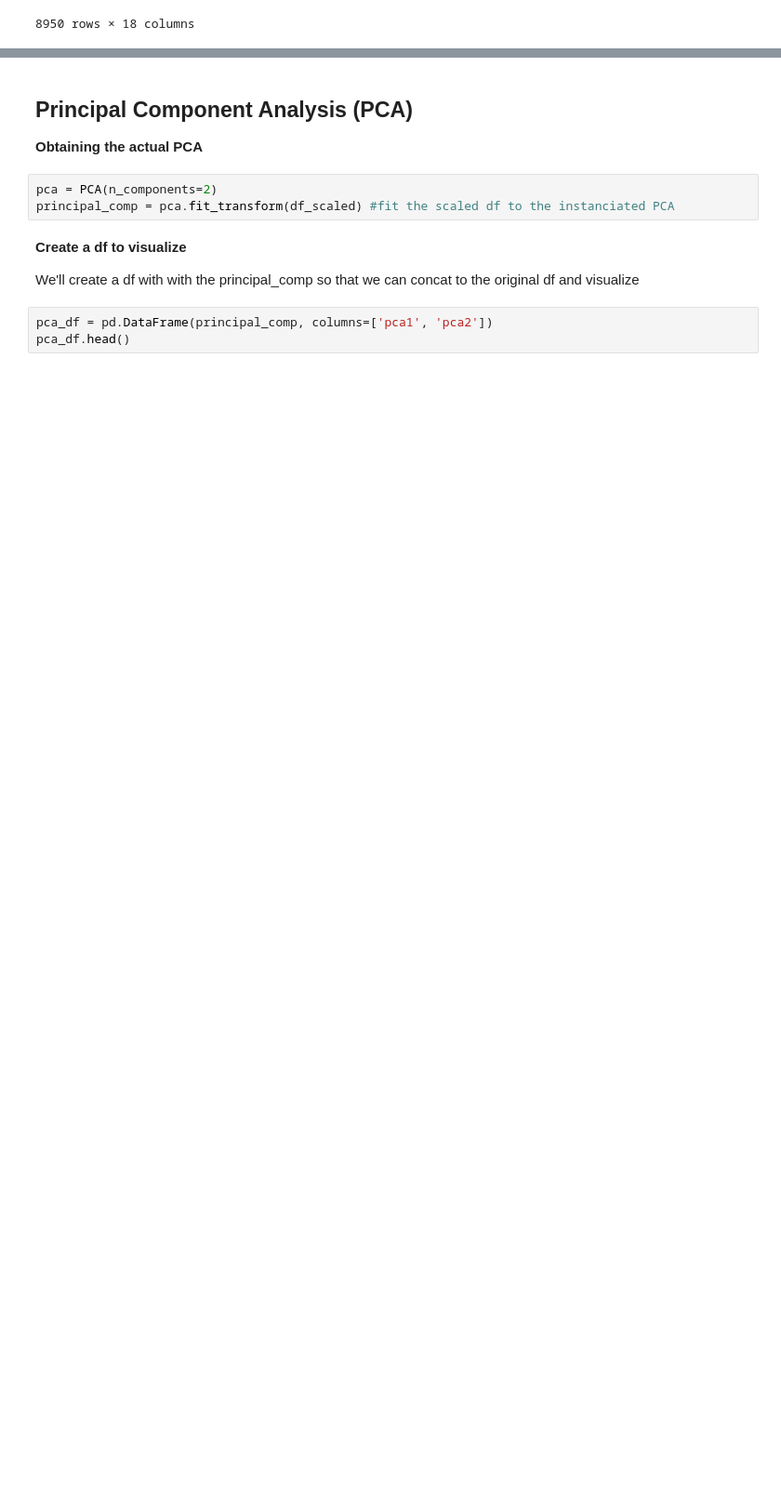
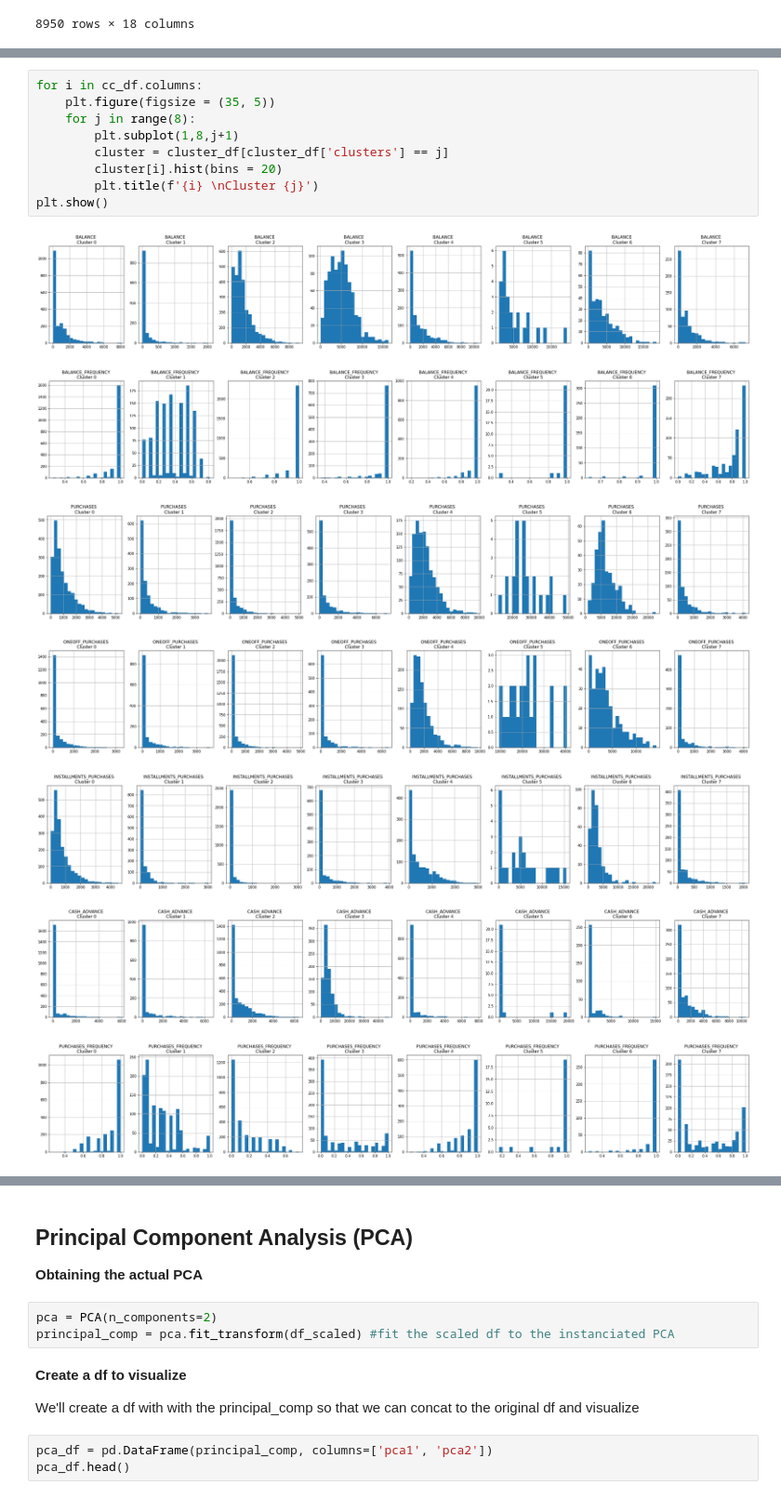
Before and after one commit to clozgil/Market-Segmentation-and-Consumer-Behavior, a Jupyter notebook: Market-Segmentation-and-Consumer-Behavior.ipynb, the cells around one changed output, grey strips where cells are left out. Shown at 93% size. Saved outputs shown, nothing was run; the diff lists cells and outputs as text; blank space fills up the shorter version.

Commit message:
plot histfor various clusters

```diff
--- a/Market-Segmentation-and-Consumer-Behavior.ipynb
+++ b/Market-Segmentation-and-Consumer-Behavior.ipynb
@@ -329,0 +346,17 @@ cluster_df
+# %%
+for i in cc_df.columns:
+    plt.figure(figsize = (35, 5))
+    for j in range(8):
+        plt.subplot(1,8,j+1)
+        cluster = cluster_df[cluster_df['clusters'] == j]
+        cluster[i].hist(bins = 20)
+        plt.title(f'{i} \nCluster {j}')
+plt.show()
+# %% [output]
+[figure, added]
+[figure, added]
+[figure, added]
+[figure, added]
+[figure, added]
+[figure, added]
+[figure, added]
```
Also changed, not shown: parts of 14 cells of this notebook.
